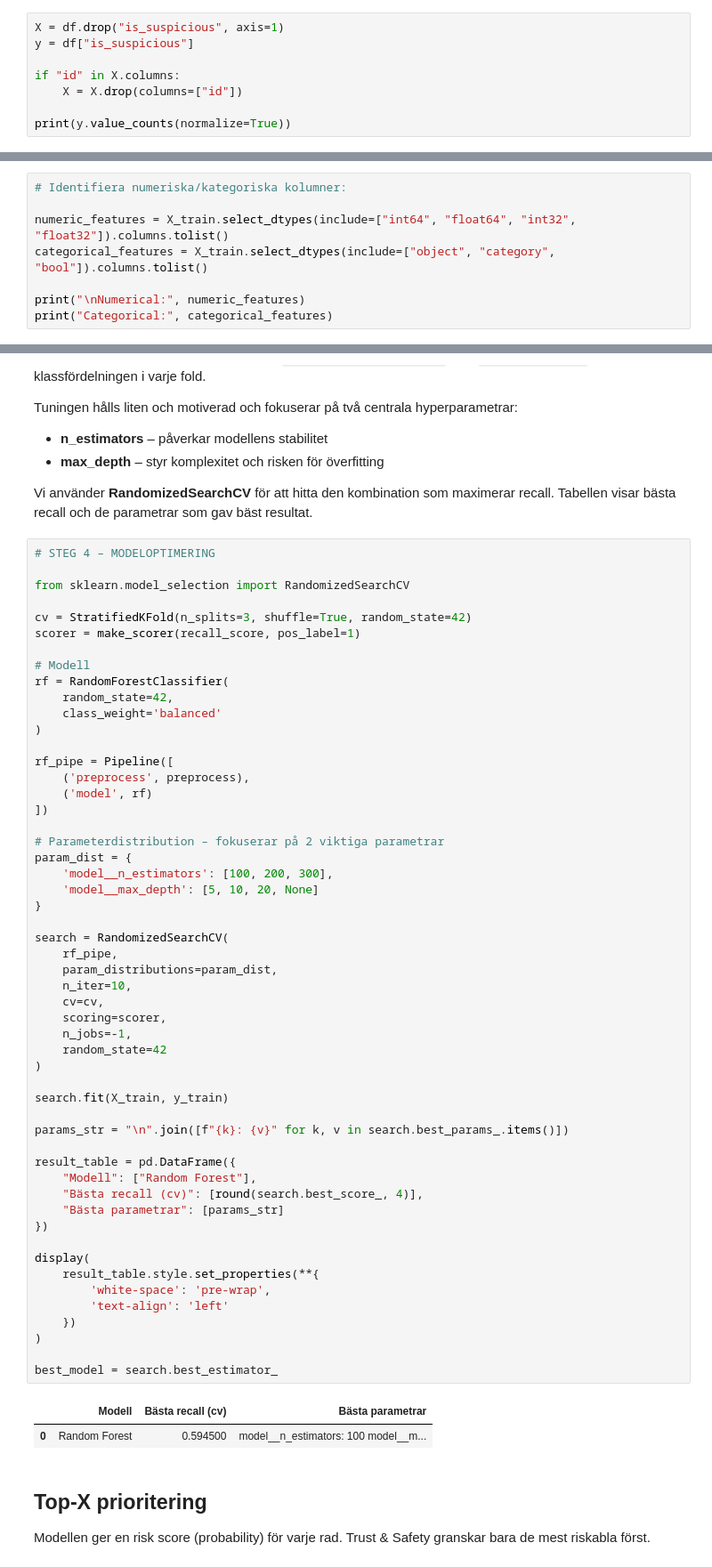
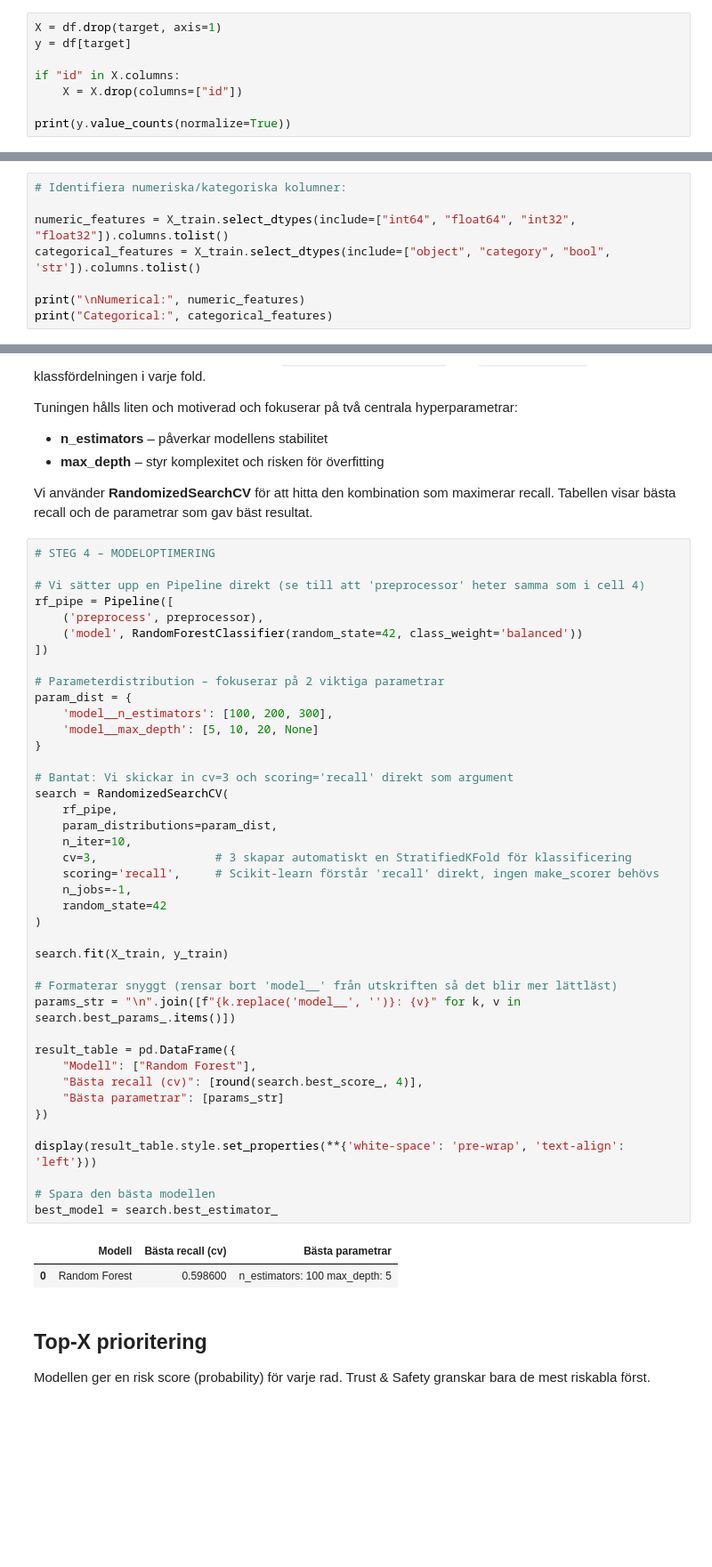
Before and after one commit to JakobWorkingHard/ML-Gruppuppgift, a Jupyter notebook: EDA/analyzing.ipynb, the cells around one changed output, grey strips where cells are left out. Shown at 89% size. Saved outputs shown, nothing was run; the diff lists cells and outputs as text; blank space fills up the shorter version.

```diff
--- a/EDA/analyzing.ipynb
+++ b/EDA/analyzing.ipynb
@@ -159,8 +172,8 @@ Alltså en binär klassificering:
 - `is_suspicious` = 1 → farligt fall
 - `is_suspicious` = 0 → normalt fall
 # %%
-X = df.drop("is_suspicious", axis=1)
-y = df["is_suspicious"]
+X = df.drop(target, axis=1)
+y = df[target]
 
 if "id" in X.columns:
     X = X.drop(columns=["id"])
@@ -205,7 +215,7 @@ Test shape: (2400, 16)
 # Identifiera numeriska/kategoriska kolumner:
 
 numeric_features = X_train.select_dtypes(include=["int64", "float64", "int32", "float32"]).columns.tolist()
-categorical_features = X_train.select_dtypes(include=["object", "category", "bool"]).columns.tolist()
+categorical_features = X_train.select_dtypes(include=["object", "category", "bool", 'str']).columns.tolist()
 
 print("\nNumerical:", numeric_features)
 print("Categorical:", categorical_features)
@@ -392,59 +370,47 @@ Vi använder **RandomizedSearchCV** för att hitta den kombination som maximerar
 # %%
 # STEG 4 – MODELOPTIMERING
 
-from sklearn.model_selection import RandomizedSearchCV
-
-cv = StratifiedKFold(n_splits=3, shuffle=True, random_state=42)
-scorer = make_scorer(recall_score, pos_label=1)
-
-# Modell
-rf = RandomForestClassifier(
-    random_state=42,
-    class_weight='balanced'
-)
-
+# Vi sätter upp en Pipeline direkt (se till att 'preprocessor' heter samma som i cell 4)
 rf_pipe = Pipeline([
-    ('preprocess', preprocess),
-    ('model', rf)
+    ('preprocess', preprocessor),
+    ('model', RandomForestClassifier(random_state=42, class_weight='balanced'))
 ])
 
 # Parameterdistribution – fokuserar på 2 viktiga parametrar
 param_dist = {
     'model__n_estimators': [100, 200, 300],
     'model__max_depth': [5, 10, 20, None]
 }
 
+# Bantat: Vi skickar in cv=3 och scoring='recall' direkt som argument
 search = RandomizedSearchCV(
     rf_pipe,
     param_distributions=param_dist,
     n_iter=10,
-    cv=cv,
-    scoring=scorer,
+    cv=3,                 # 3 skapar automatiskt en StratifiedKFold för klassificering
+    scoring='recall',     # Scikit-learn förstår 'recall' direkt, ingen make_scorer behövs
     n_jobs=-1,
     random_state=42
 )
 
 search.fit(X_train, y_train)
 
-params_str = "\n".join([f"{k}: {v}" for k, v in search.best_params_.items()])
+# Formaterar snyggt (rensar bort 'model__' från utskriften så det blir mer lättläst)
+params_str = "\n".join([f"{k.replace('model__', '')}: {v}" for k, v in search.best_params_.items()])
 
 result_table = pd.DataFrame({
     "Modell": ["Random Forest"],
     "Bästa recall (cv)": [round(search.best_score_, 4)],
     "Bästa parametrar": [params_str]
 })
 
-display(
-    result_table.style.set_properties(**{
-        'white-space': 'pre-wrap',
-        'text-align': 'left'
-    })
-)
+display(result_table.style.set_properties(**{'white-space': 'pre-wrap', 'text-align': 'left'}))
 
+# Spara den bästa modellen
 best_model = search.best_estimator_
 # %% [output]
 |  | Modell | Bästa recall (cv) | Bästa parametrar |
-| 0 | Random Forest | 0.594500 | model__n_estimators: 100 model__m... |
+| 0 | Random Forest | 0.598600 | n_estimators: 100 max_depth: 5 |
 # %% [markdown]
 ## Top-X prioritering
 Modellen ger en risk score (probability) för varje rad.
```
Also changed, not shown: parts of 7 cells of this notebook.
